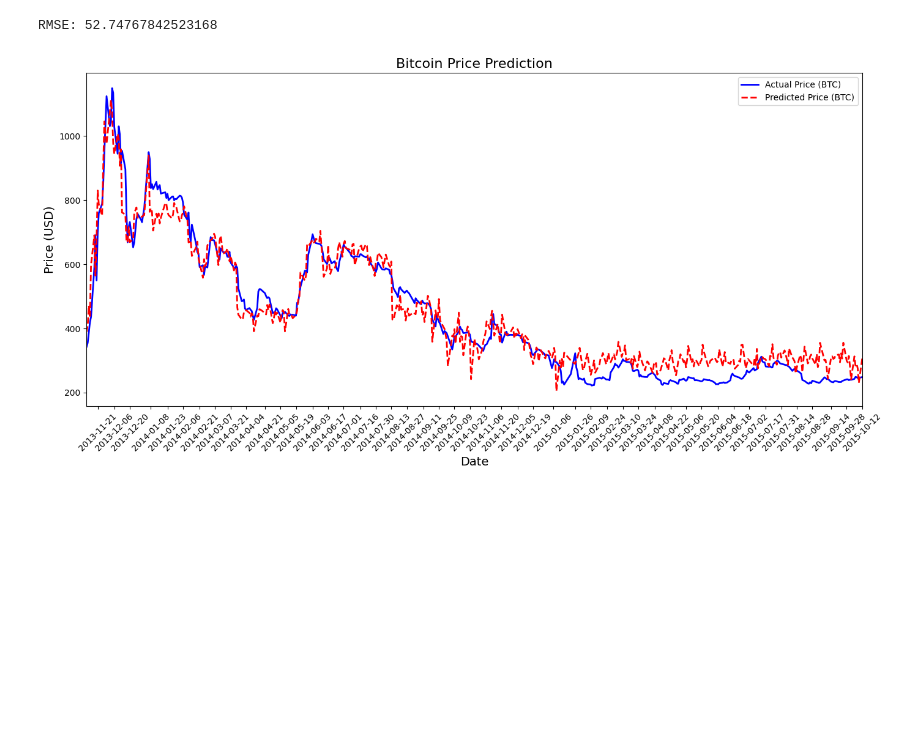
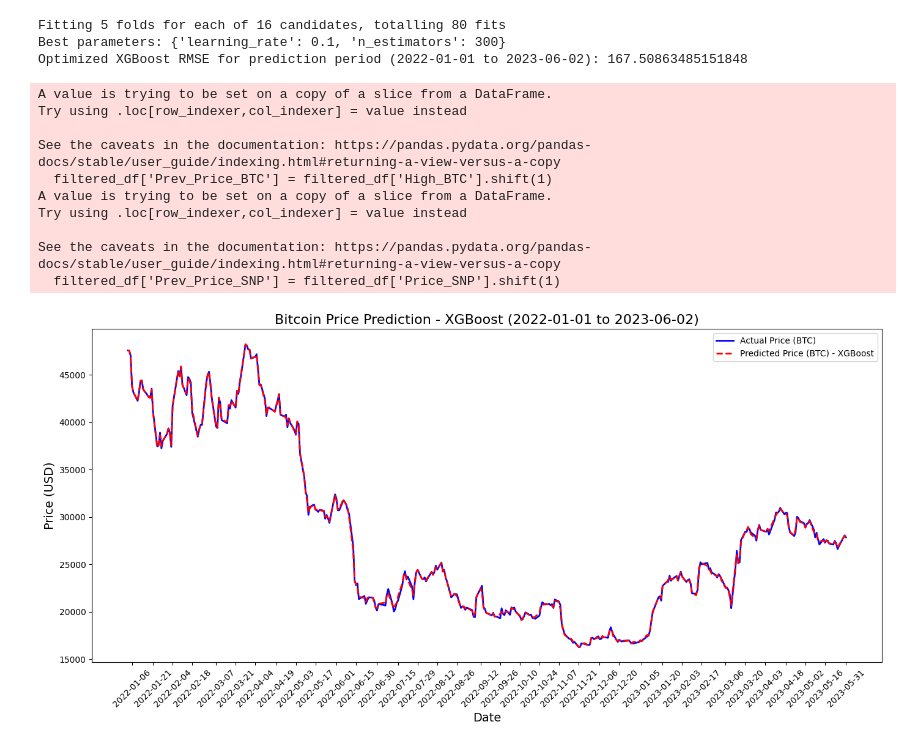
Before and after one commit to Encore-SKN-9/ml_3team, a Jupyter notebook: xgf_gw.ipynb, the cells around one changed output. Saved outputs shown, nothing was run; the diff lists cells and outputs as text; code cells hidden in the pictures; blank space fills up the shorter version.

```diff
--- a/xgf_gw.ipynb
+++ b/xgf_gw.ipynb
@@ -74,9 +96,9 @@ print(f"테스트 데이터 날짜 범위: {merged_df['Date'].iloc[len(X_train):
 import pandas as pd
 import numpy as np
 import matplotlib.pyplot as plt
+from sklearn.model_selection import train_test_split, GridSearchCV
+from sklearn.metrics import mean_squared_error
 import xgboost as xgb
-from sklearn.model_selection import train_test_split
-from sklearn.metrics import mean_squared_error
 
 btc_df = pd.read_csv('./data/BTC_USD.csv')
 snp_df = pd.read_csv('./data/snp500.csv')
@@ -90,55 +112,88 @@ btc_df['Low_BTC'] = btc_df['Low'].replace({',': ''}, regex=True).astype(float)
 
 snp_df['Price'] = (snp_df['High'] + snp_df['Low']) / 2
 
-btc_df['Year'] = pd.to_datetime(btc_df['Date']).dt.year
-btc_df['Month'] = pd.to_datetime(btc_df['Date']).dt.month
-btc_df['Day'] = pd.to_datetime(btc_df['Date']).dt.day
-btc_df['Weekday'] = pd.to_datetime(btc_df['Date']).dt.weekday
+btc_df['Year'] = btc_df['Date'].dt.year
+btc_df['Month'] = btc_df['Date'].dt.month
+btc_df['Day'] = btc_df['Date'].dt.day
+btc_df['Weekday'] = btc_df['Date'].dt.weekday
 
 snp_df['Year'] = snp_df['Date'].dt.year
 snp_df['Month'] = snp_df['Date'].dt.month
 snp_df['Day'] = snp_df['Date'].dt.day
 snp_df['Weekday'] = snp_df['Date'].dt.weekday
 
 merged_df = pd.merge(btc_df, snp_df[['Date', 'Price']], on='Date', suffixes=('_BTC', '_SNP'))
 
 merged_df['Prev_Price_BTC'] = merged_df['High_BTC'].shift(1)
 merged_df['Prev_Price_SNP'] = merged_df['Price_SNP'].shift(1)
 
 merged_df = merged_df.dropna()
 
 X = merged_df[['Year', 'Month', 'Day', 'Weekday', 'Prev_Price_BTC', 'Prev_Price_SNP']]
 y = merged_df['High_BTC']
 
 X_train, X_test, y_train, y_test = train_test_split(X, y, test_size=0.2, shuffle=False)
 
-model = xgb.XGBRegressor(objective='reg:squarederror', eval_metric='rmse')
-model.fit(X_train, y_train)
+param_grid = {
+    'n_estimators': [100, 200, 300, 500],
+    'learning_rate': [0.01, 0.05, 0.1, 0.2],
+}
 
-y_pred = model.predict(X_test)
+model_xgb = xgb.XGBRegressor(objective='reg:squarederror', eval_metric='rmse')
 
-mse = mean_squared_error(y_test, y_pred)
-rmse = np.sqrt(mse)
-print(f"RMSE: {rmse}")
+grid_search = GridSearchCV(estimator=model_xgb, param_grid=param_grid, cv=5, n_jobs=-1, verbose=1)
+grid_search.fit(X_train, y_train)
+
+print(f"Best parameters: {grid_search.best_params_}")
+
+best_model_xgb = grid_search.best_estimator_
+
+start_date = '2022-01-01'
+end_date = '2023-06-02'
+
+filtered_df = merged_df[(merged_df['Date'] >= start_date) & (merged_df['Date'] <= end_date)]
+
+filtered_df['Prev_Price_BTC'] = filtered_df['High_BTC'].shift(1)
+filtered_df['Prev_Price_SNP'] = filtered_df['Price_SNP'].shift(1)
+filtered_df = filtered_df.dropna()
+
+X_pred = filtered_df[['Year', 'Month', 'Day', 'Weekday', 'Prev_Price_BTC', 'Prev_Price_SNP']]
+y_true = filtered_df['High_BTC']
+
+y_pred_xgb = best_model_xgb.predict(X_pred)
+
+mse_xgb = mean_squared_error(y_true, y_pred_xgb)
+rmse_xgb = np.sqrt(mse_xgb)
+print(f"Optimized XGBoost RMSE for prediction period (2022-01-01 to 2023-06-02): {rmse_xgb}")
 
 plt.figure(figsize=(14, 7))
 
-plt.plot(merged_df['Date'].iloc[-len(y_test):], y_test, label='Actual Price (BTC)', color='blue', linewidth=2)
-plt.plot(merged_df['Date'].iloc[-len(y_test):], y_pred, label='Predicted Price (BTC)', color='red', linestyle='--', linewidth=2)
+plt.plot(filtered_df['Date'], y_true, label='Actual Price (BTC)', color='blue', linewidth=2)
+plt.plot(filtered_df['Date'], y_pred_xgb, label='Predicted Price (BTC) - XGBoost', color='red', linestyle='--', linewidth=2)
 
-plt.title('Bitcoin Price Prediction', fontsize=16)
+plt.title('Bitcoin Price Prediction - XGBoost (2022-01-01 to 2023-06-02)', fontsize=16)
 plt.xlabel('Date', fontsize=14)
 plt.ylabel('Price (USD)', fontsize=14)
 plt.legend()
 
-date_labels = merged_df['Date'].iloc[-len(y_test):]
+date_labels = filtered_df['Date']
 plt.xticks(date_labels[::10], rotation=45)
-
-plt.xlim(date_labels.min(), date_labels.max())
 
 plt.tight_layout()
 plt.show()
 # %% [output]
-RMSE: 52.74767842523168
+Fitting 5 folds for each of 16 candidates, totalling 80 fits
+Best parameters: {'learning_rate': 0.1, 'n_estimators': 300}
+Optimized XGBoost RMSE for prediction period (2022-01-01 to 2023-06-02): 167.50863485151848
+A value is trying to be set on a copy of a slice from a DataFrame.
+Try using .loc[row_indexer,col_indexer] = value instead
+
+See the caveats in the documentation: https://pandas.pydata.org/pandas-docs/stable/user_guide/indexing.html#returning-a-view-versus-a-copy
+  filtered_df['Prev_Price_BTC'] = filtered_df['High_BTC'].shift(1)
+A value is trying to be set on a copy of a slice from a DataFrame.
+Try using .loc[row_indexer,col_indexer] = value instead
+
+See the caveats in the documentation: https://pandas.pydata.org/pandas-docs/stable/user_guide/indexing.html#returning-a-view-versus-a-copy
+  filtered_df['Prev_Price_SNP'] = filtered_df['Price_SNP'].shift(1)
-[figure, old version]
+[figure, new version]
 # %%
```
Also changed, not shown: parts of 4 cells of this notebook, 3 other files.
